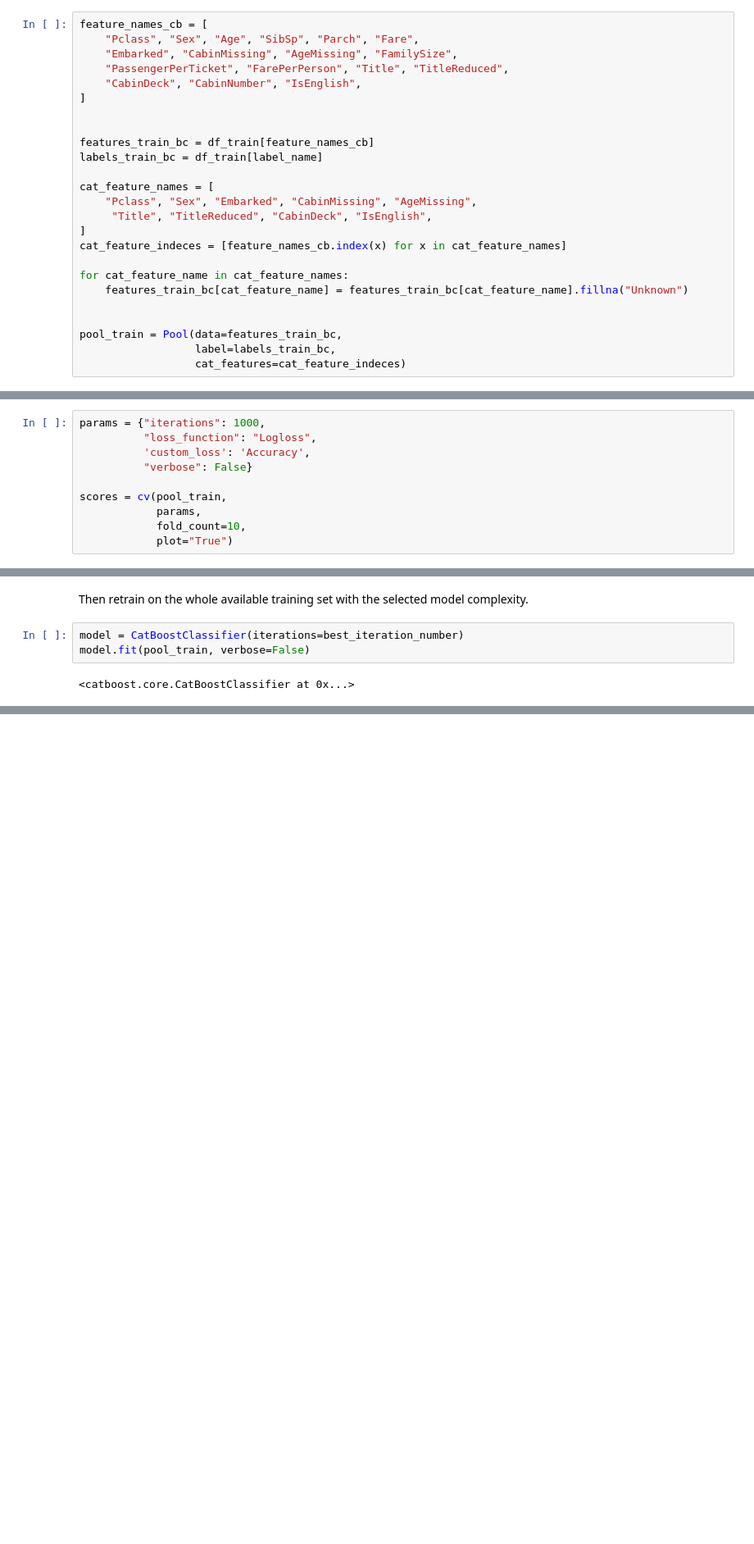
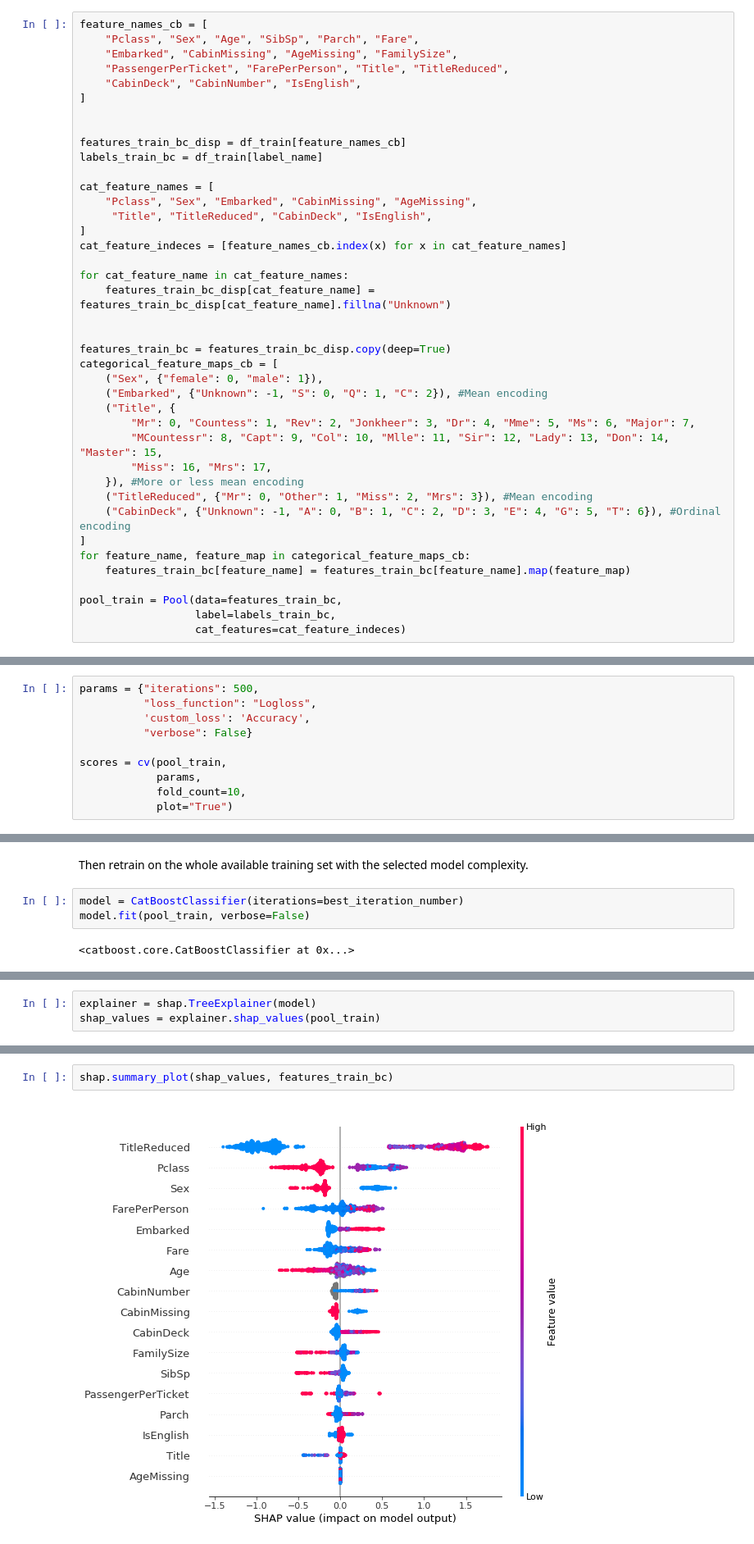
Before and after one commit to gergelyBognar/titanic, a Jupyter notebook: titanic.ipynb, the cells around one changed output, grey strips where cells are left out. Shown at 82% size. Drawn from its saved outputs; the diff is of its cells as text; blank space fills up the shorter version.

Commit message:
Interpreting the model

```diff
--- a/titanic.ipynb
+++ b/titanic.ipynb
@@ -936,7 +969,7 @@ feature_names_cb = [
 ]
 
 
-features_train_bc = df_train[feature_names_cb]
+features_train_bc_disp = df_train[feature_names_cb]
 labels_train_bc = df_train[label_name]
 
 cat_feature_names = [
@@ -946,8 +979,23 @@ cat_feature_names = [
 cat_feature_indeces = [feature_names_cb.index(x) for x in cat_feature_names]
 
 for cat_feature_name in cat_feature_names:
-    features_train_bc[cat_feature_name] = features_train_bc[cat_feature_name].fillna("Unknown")
+    features_train_bc_disp[cat_feature_name] = features_train_bc_disp[cat_feature_name].fillna("Unknown")
 
+
+features_train_bc = features_train_bc_disp.copy(deep=True)
+categorical_feature_maps_cb = [
+    ("Sex", {"female": 0, "male": 1}),
+    ("Embarked", {"Unknown": -1, "S": 0, "Q": 1, "C": 2}), #Mean encoding
+    ("Title", {
+        "Mr": 0, "Countess": 1, "Rev": 2, "Jonkheer": 3, "Dr": 4, "Mme": 5, "Ms": 6, "Major": 7,
+        "MCountessr": 8, "Capt": 9, "Col": 10, "Mlle": 11, "Sir": 12, "Lady": 13, "Don": 14, "Master": 15,
+        "Miss": 16, "Mrs": 17,
+    }), #More or less mean encoding
+    ("TitleReduced", {"Mr": 0, "Other": 1, "Miss": 2, "Mrs": 3}), #Mean encoding
+    ("CabinDeck", {"Unknown": -1, "A": 0, "B": 1, "C": 2, "D": 3, "E": 4, "G": 5, "T": 6}), #Ordinal encoding
+]
+for feature_name, feature_map in categorical_feature_maps_cb:
+    features_train_bc[feature_name] = features_train_bc[feature_name].map(feature_map)
 
 pool_train = Pool(data=features_train_bc,
                   label=labels_train_bc,
@@ -960,7 +1008,7 @@ See the caveats in the documentation: http://pandas.pydata.org/pandas-docs/stabl
 # %% [markdown]
 ### Cross-validation
 # %%
-params = {"iterations": 1000,
+params = {"iterations": 500,
           "loss_function": "Logloss",
           'custom_loss': 'Accuracy',
           "verbose": False}
@@ -1005,0 +1056,3 @@ model.fit(pool_train, verbose=False)
+# %%
+explainer = shap.TreeExplainer(model)
+shap_values = explainer.shap_values(pool_train)
@@ -1005,0 +1061,4 @@ model.fit(pool_train, verbose=False)
+# %%
+shap.summary_plot(shap_values, features_train_bc)
+# %% [output]
+[figure, added]
```
Also changed, not shown: parts of 39 cells of this notebook, 2 other files.
